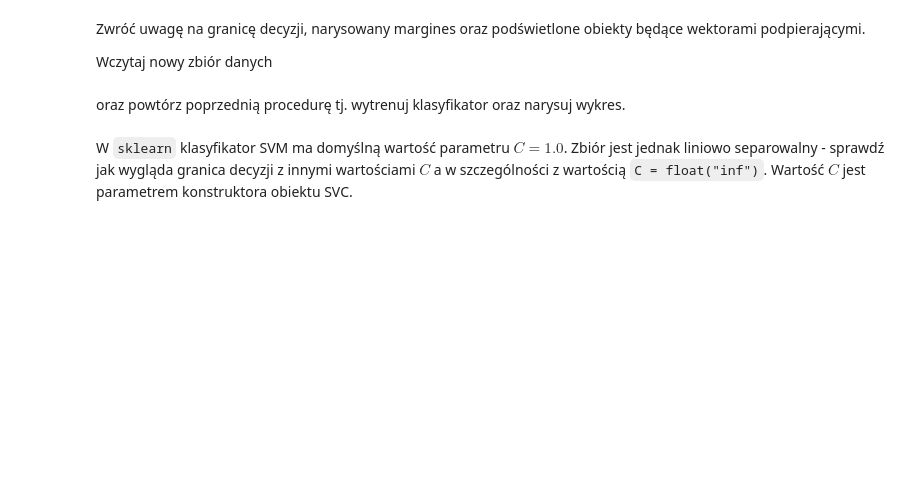
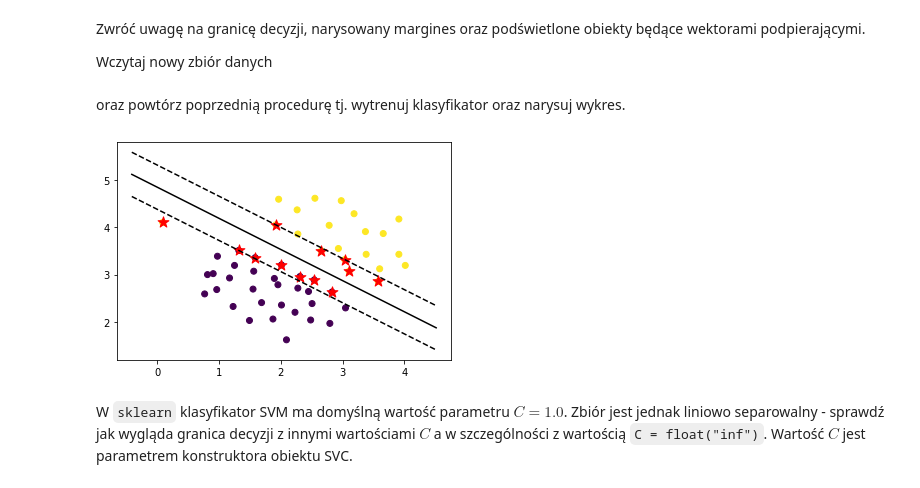
Before and after one commit to Michu-dev/ai-university-labs, a Jupyter notebook: Machine Learning/svm/svm.ipynb, the cells around one changed output. Cells and saved outputs as stored; diff of their text form; code cells hidden in the pictures; blank space fills up the shorter version.

```diff
--- a/Machine Learning/svm/svm.ipynb
+++ b/Machine Learning/svm/svm.ipynb
@@ -211,2 +215,8 @@ raise NotImplementedError()
+# %%
+clf = SVC(kernel='linear')
+clf.fit(X, y)
+plot_svm(clf, X, y)
+# %% [output]
+[figure, added]
 # %% [markdown]
 W `sklearn` klasyfikator SVM ma domyślną wartość parametru $C = 1.0$. Zbiór jest jednak liniowo separowalny - sprawdź jak wygląda granica decyzji z innymi wartościami $C$ a w szczególności z wartością `C = float("inf")`. Wartość $C$ jest parametrem konstruktora obiektu SVC.
```
Also changed, not shown: parts of 47 cells of this notebook.
